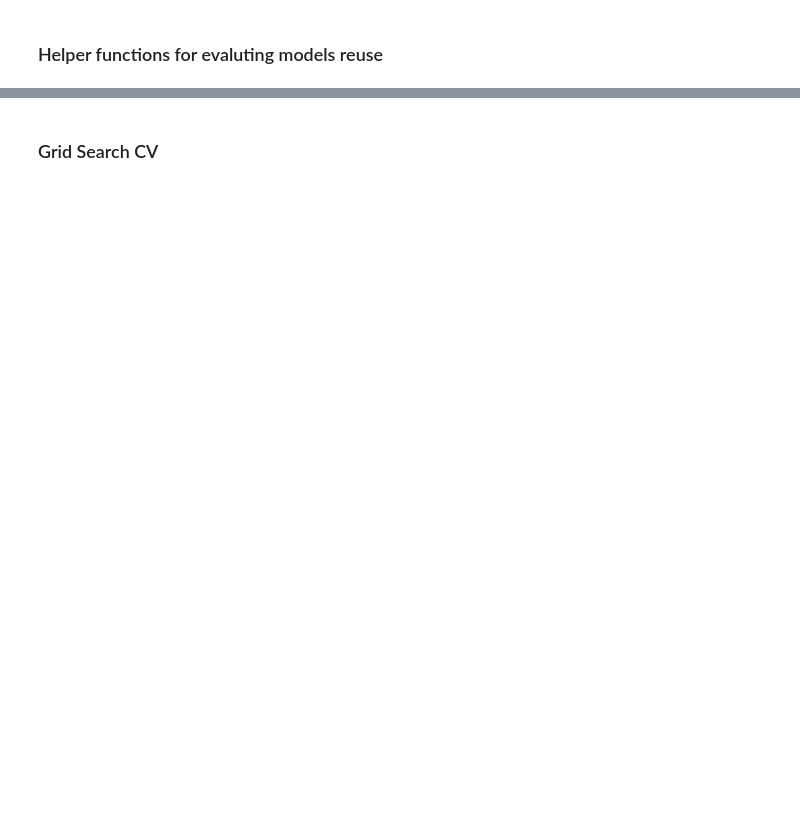
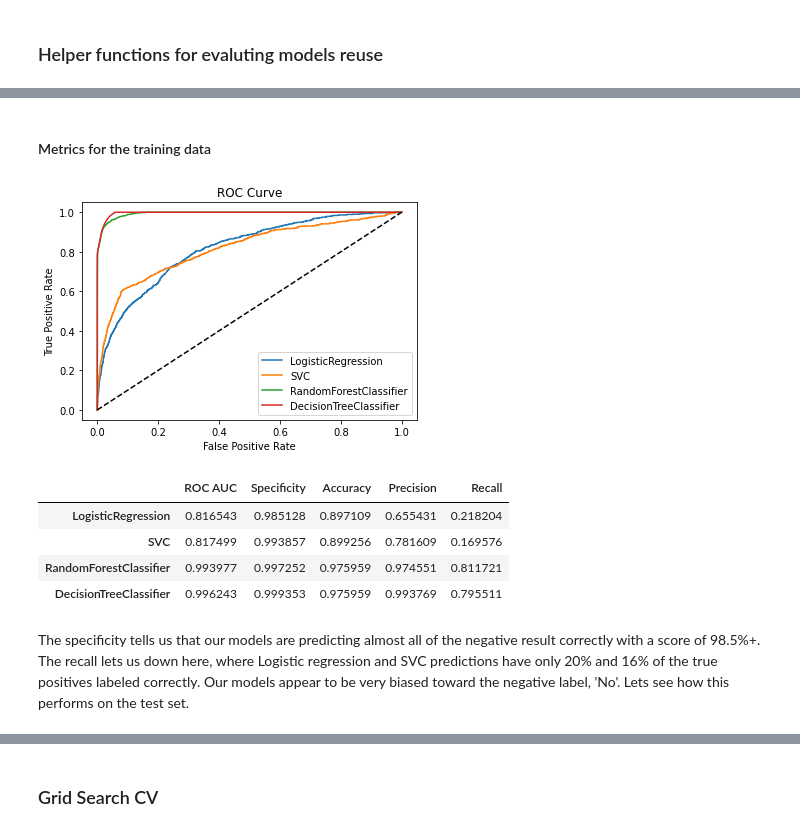
Before and after one commit to jaydenhooper/Classification-African-Bank-Accounts, a Jupyter notebook: assignment-3.ipynb, the cells around one changed output, grey strips where cells are left out. Cells and saved outputs as stored; diff of their text form; code cells hidden in the pictures; blank space fills up the shorter version.

```diff
--- a/assignment-3.ipynb
+++ b/assignment-3.ipynb
@@ -437,0 +430,15 @@ np.unique(test_y, return_counts=True)
+# %% [markdown]
+#### Metrics for the  training data
+# %%
+all_metrics(models, train_X, train_y)
+# %% [output]
+[figure, added]
+|  | ROC AUC | Specificity | Accuracy | Precision | Recall |
+| LogisticRegression | 0.816543 | 0.985128 | 0.897109 | 0.655431 | 0.218204 |
+| SVC | 0.817499 | 0.993857 | 0.899256 | 0.781609 | 0.169576 |
+| RandomForestClassifier | 0.993977 | 0.997252 | 0.975959 | 0.974551 | 0.811721 |
+| DecisionTreeClassifier | 0.996243 | 0.999353 | 0.975959 | 0.993769 | 0.795511 |
+# %% [markdown]
+The specificity tells us that our models are predicting almost all of the negative result correctly with a score of 98.5%+.
+The recall lets us down here, where Logistic regression and SVC predictions have only 20% and 16% of the true positives labeled correctly. Our models appear to be very biased toward the negative label, 'No'.
+Lets see how this performs on the test set.
```
Also changed, not shown: parts of 26 cells of this notebook.
